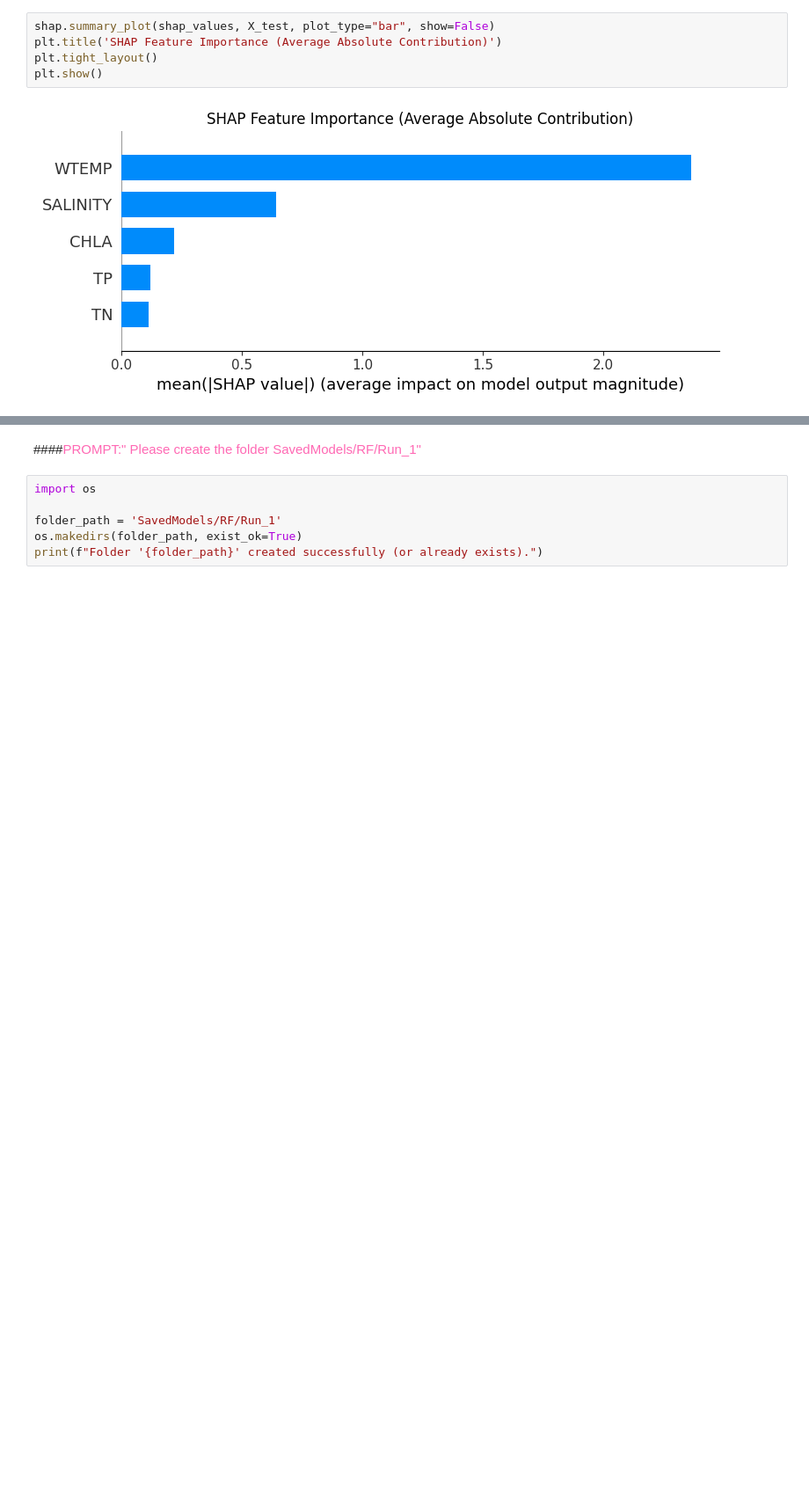
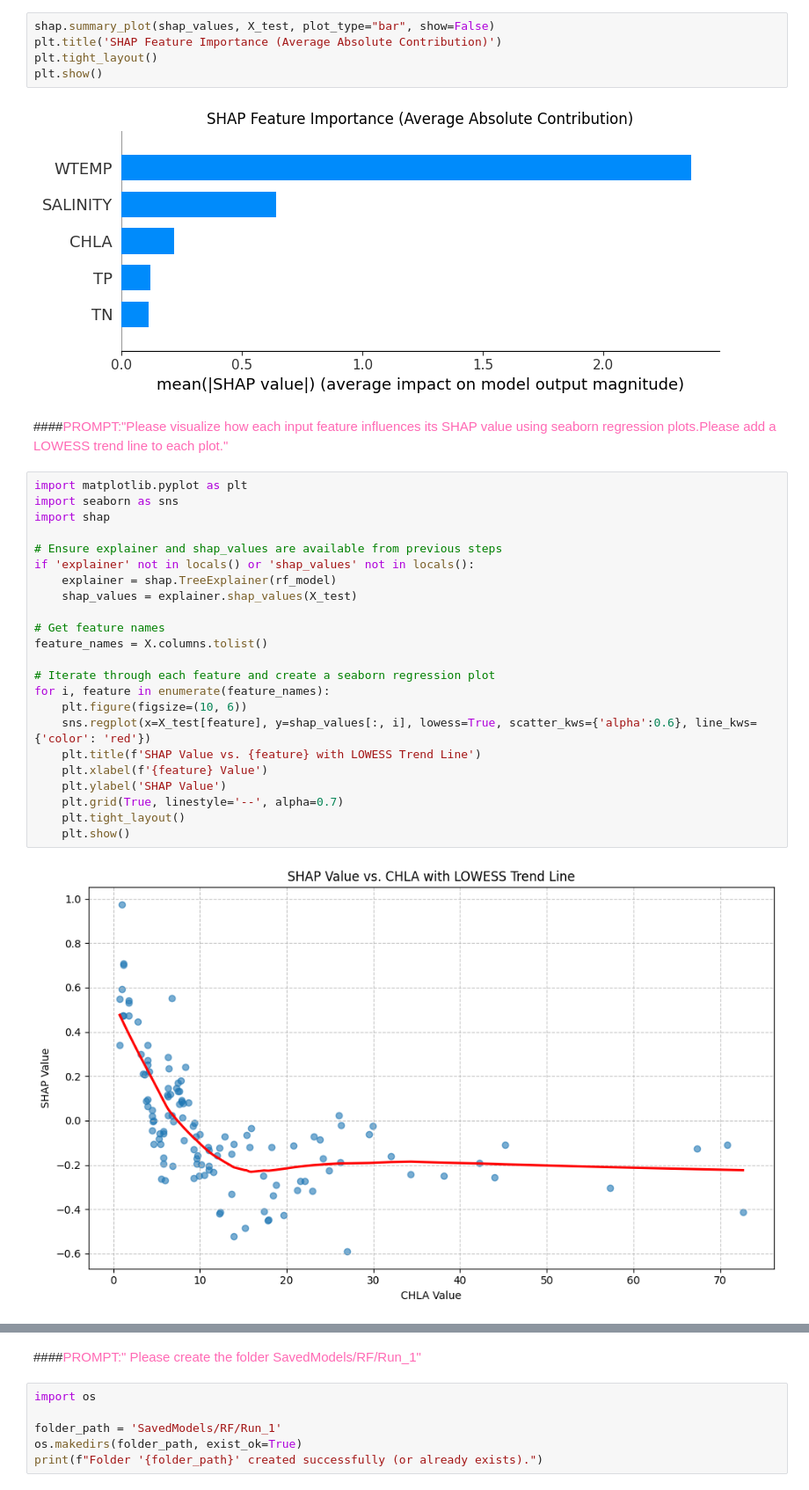
Before and after one commit to CGC-UMCES/WORKSHOP-Intro-ML-Predict-DO, a Jupyter notebook: Cheat-Step2-Train-Model-RF-Tutorial.ipynb, the cells around one changed output, grey strips where cells are left out. Shown at 88% size. Drawn from its saved outputs; the diff is of its cells as text; blank space fills up the shorter version.

```diff
--- a/Cheat-Step2-Train-Model-RF-Tutorial.ipynb
+++ b/Cheat-Step2-Train-Model-RF-Tutorial.ipynb
@@ -185,3 +185,30 @@ plt.tight_layout()
 plt.show()
 # %% [output]
 [figure]
+# %% [markdown]
+####<font color="#FF69B4">PROMPT:"Please visualize how each input feature influences its SHAP value using seaborn regression plots.Please add a LOWESS trend line to each plot."
+# %%
+import matplotlib.pyplot as plt
+import seaborn as sns
+import shap
+
+# Ensure explainer and shap_values are available from previous steps
+if 'explainer' not in locals() or 'shap_values' not in locals():
+    explainer = shap.TreeExplainer(rf_model)
+    shap_values = explainer.shap_values(X_test)
+
+# Get feature names
+feature_names = X.columns.tolist()
+
+# Iterate through each feature and create a seaborn regression plot
+for i, feature in enumerate(feature_names):
+    plt.figure(figsize=(10, 6))
+    sns.regplot(x=X_test[feature], y=shap_values[:, i], lowess=True, scatter_kws={'alpha':0.6}, line_kws={'color': 'red'})
+    plt.title(f'SHAP Value vs. {feature} with LOWESS Trend Line')
+    plt.xlabel(f'{feature} Value')
+    plt.ylabel('SHAP Value')
+    plt.grid(True, linestyle='--', alpha=0.7)
+    plt.tight_layout()
+    plt.show()
+# %% [output]
+[figure, added]
```
Also changed, not shown: parts of 2 cells of this notebook, 1 other file.
